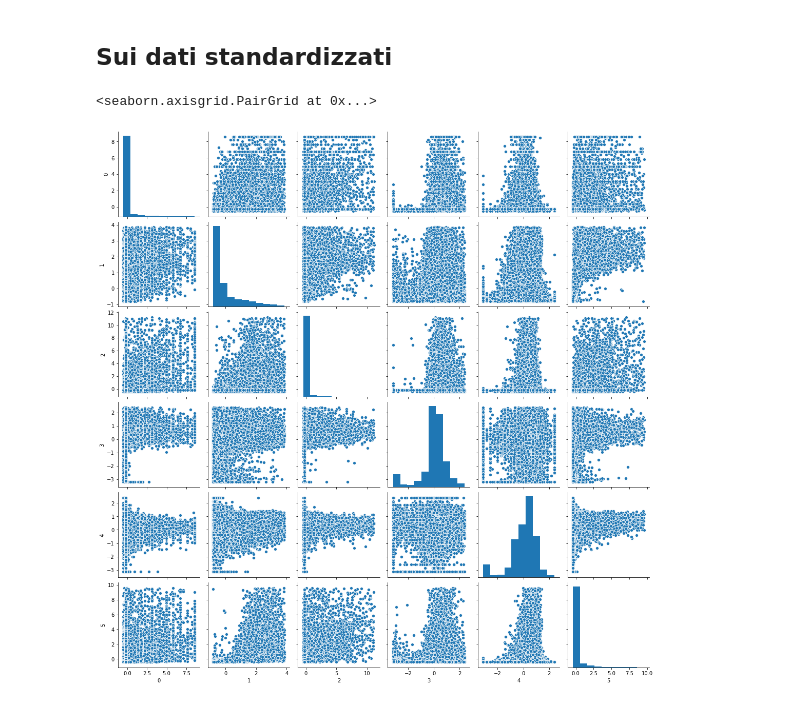
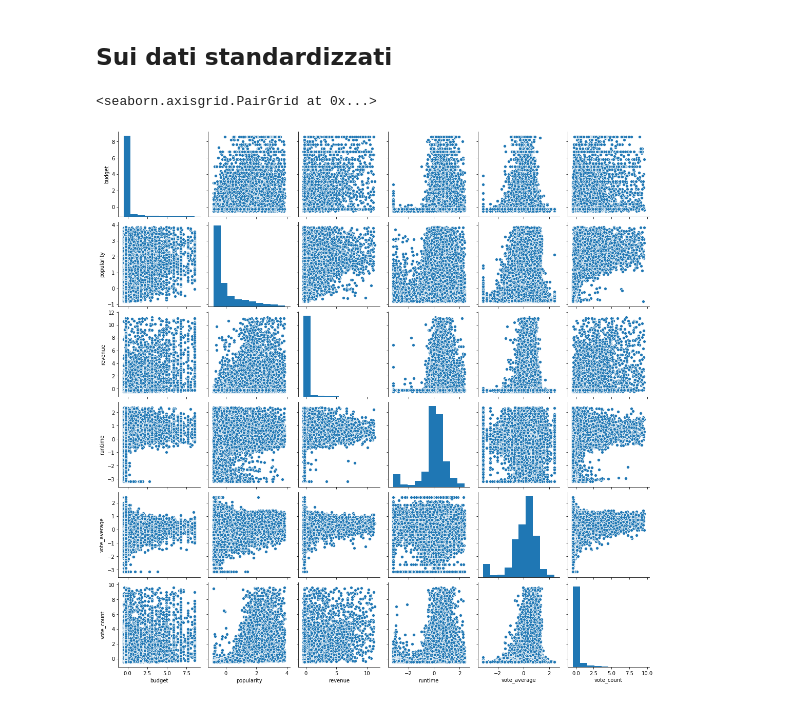
Before and after one commit to Janluke0/DSBDA-Project, a Jupyter notebook: Other/ExploratoryAnalysis.ipynb, the cells around one changed output. Cells and saved outputs as stored; diff of their text form; code cells hidden in the pictures.

```diff
--- a/Other/ExploratoryAnalysis.ipynb
+++ b/Other/ExploratoryAnalysis.ipynb
@@ -282,11 +274,11 @@ sns.pairplot(num_data_fixed)
 # %%
 from sklearn.preprocessing import StandardScaler
 
 standardised_data = num_data_fixed.copy()
 scaler = StandardScaler().fit(standardised_data)
-standardised_data = pd.DataFrame(scaler.transform(standardised_data))
+standardised_data = pd.DataFrame(scaler.transform(standardised_data), columns=num_data_fixed.columns)
 
 sns.pairplot(standardised_data)
 # %% [output]
 <seaborn.axisgrid.PairGrid at 0x...>
-[figure, old version]
+[figure, new version]
```
Also changed, not shown: parts of 4 cells of this notebook.
